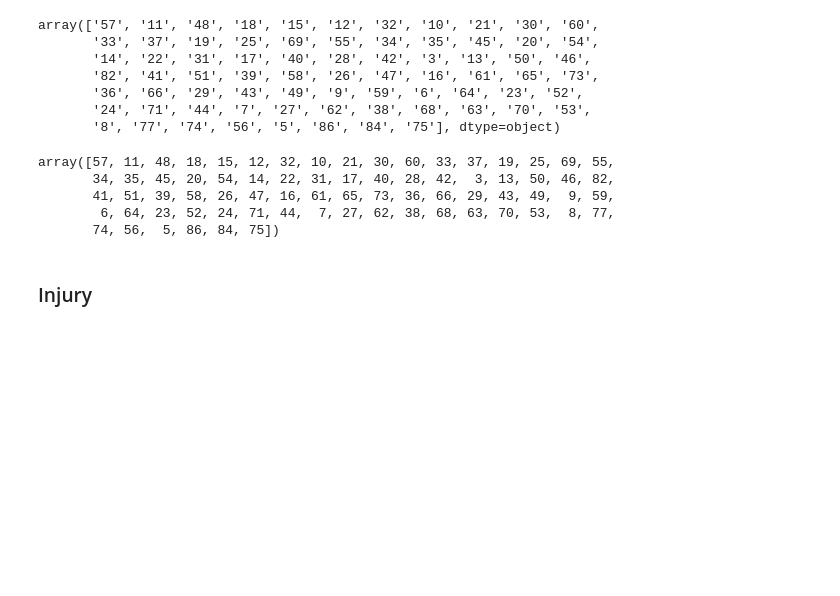
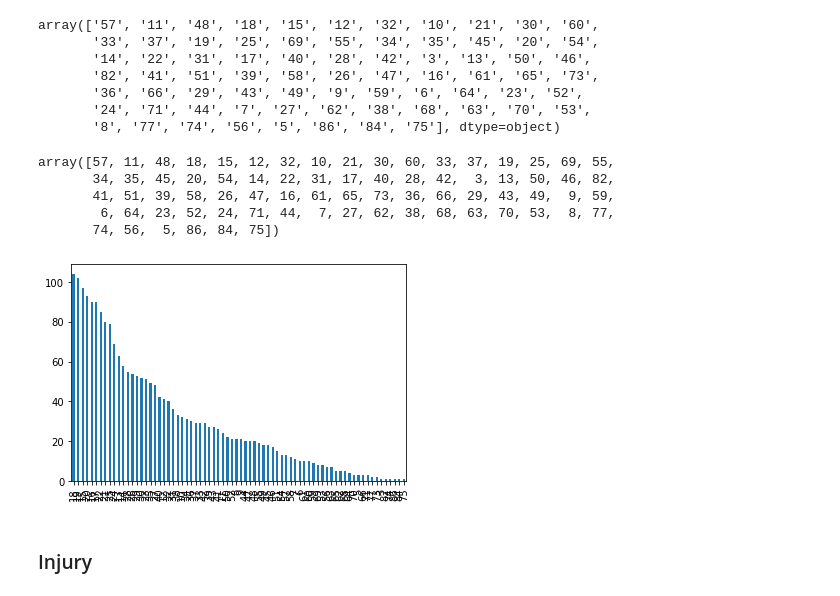
Before and after one commit to maugc1/Proyecto_1, a Jupyter notebook: Proyecto.ipynb, the cells around one changed output. Drawn from its saved outputs; the diff is of its cells as text; code cells hidden in the pictures; blank space fills up the shorter version.

```diff
--- a/Proyecto.ipynb
+++ b/Proyecto.ipynb
@@ -570,6 +596,10 @@ array([57, 11, 48, 18, 15, 12, 32, 10, 21, 30, 60, 33, 37, 19, 25, 69, 55,
        41, 51, 39, 58, 26, 47, 16, 61, 65, 73, 36, 66, 29, 43, 49,  9, 59,
         6, 64, 23, 52, 24, 71, 44,  7, 27, 62, 38, 68, 63, 70, 53,  8, 77,
        74, 56,  5, 86, 84, 75])
+# %%
+data.Age.value_counts().plot.bar();
+# %% [output]
+[figure, added]
 # %% [markdown]
 ### Injury
 # %%
```
Also changed, not shown: parts of 8 cells of this notebook, 2 other files.
